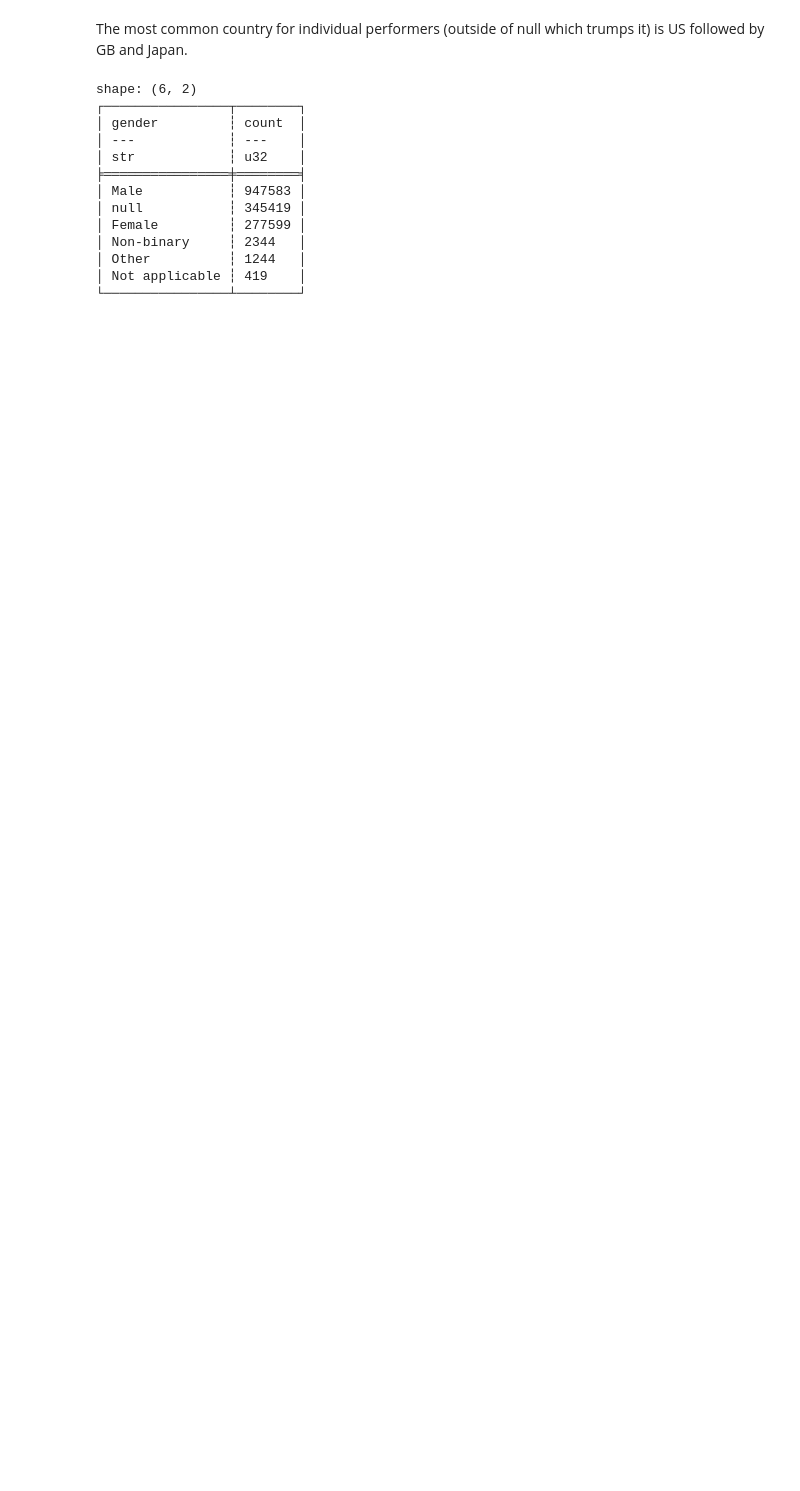
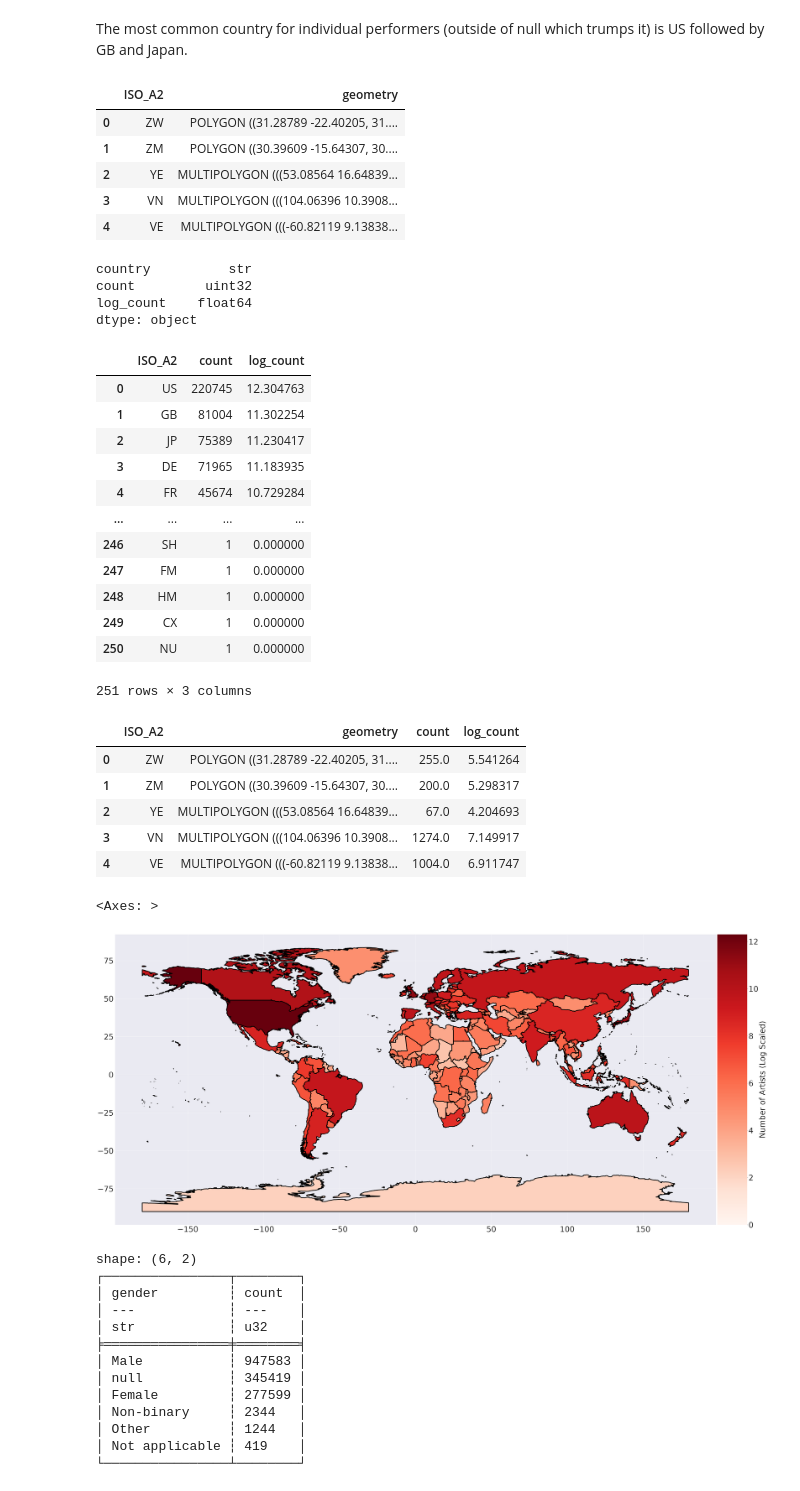
Before and after one commit to malik-files/MScDiss_IGASTNBK_, a Jupyter notebook: Main Code/inspecting_analysing_artist_MB_data.ipynb, the cells around one changed output. Saved outputs shown, nothing was run; the diff lists cells and outputs as text; code cells hidden in the pictures; blank space fills up the shorter version.

```diff
--- a/Main Code/inspecting_analysing_artist_MB_data.ipynb
+++ b/Main Code/inspecting_analysing_artist_MB_data.ipynb
@@ -82,6 +85,67 @@ shape: (252, 2)
 └─────────┴────────┘
 # %% [markdown]
 The most common country for individual performers (outside of null which trumps it) is US followed by GB and Japan.
+# %%
+#Create a heatmap for the countries of artists on MusicbRAINZ
+
+worldMap = gpd.read_file("./mapData/ne_50m_admin_0_countries/ne_50m_admin_0_countries.shp")
+
+worldMap = worldMap[['ISO_A2','geometry']]
+display(worldMap.head())
+countryCountPandas = countryCount.drop_nulls().to_pandas()
+countryCountPandas["log_count"] = np.log(countryCountPandas["count"])
+print(countryCountPandas.dtypes)
+countryCountPandas = countryCountPandas.rename(columns={"country":"ISO_A2"})
+display(countryCountPandas)
+preppedCountryData = worldMap.merge(countryCountPandas, on='ISO_A2', how='left')
+display(preppedCountryData.head())
+
+plt.rc('font', size=40)
+fig, axMap = plt.subplots(figsize=(60,60))
+
+divider = make_axes_locatable(axMap)
+cax = divider.append_axes("right", size="5%", pad=0.05)
+cax.tick_params(labelsize=40)
+preppedCountryData.plot(column="log_count",
+                        cmap="Reds",
+                        edgecolor="black",
+                        linewidth=4,
+                        ax = axMap,
+                        cax = cax,
+                        legend=True,
+                        legend_kwds={"label":"Number of Artists (Log Scaled)"},)
+# %% [output]
+|  | ISO_A2 | geometry |
+| 0 | ZW | POLYGON ((31.28789 -22.40205, 31.... |
+| 1 | ZM | POLYGON ((30.39609 -15.64307, 30.... |
+| 2 | YE | MULTIPOLYGON (((53.08564 16.64839... |
+| 3 | VN | MULTIPOLYGON (((104.06396 10.3908... |
+| 4 | VE | MULTIPOLYGON (((-60.82119 9.13838... |
+country          str
+count         uint32
+log_count    float64
+dtype: object
+|  | ISO_A2 | count | log_count |
+| 0 | US | 220745 | 12.304763 |
+| 1 | GB | 81004 | 11.302254 |
+| 2 | JP | 75389 | 11.230417 |
+| 3 | DE | 71965 | 11.183935 |
+| 4 | FR | 45674 | 10.729284 |
+| ... | ... | ... | ... |
+| 246 | SH | 1 | 0.000000 |
+| 247 | FM | 1 | 0.000000 |
+| 248 | HM | 1 | 0.000000 |
+| 249 | CX | 1 | 0.000000 |
+| 250 | NU | 1 | 0.000000 |
+251 rows × 3 columns
+|  | ISO_A2 | geometry | count | log_count |
+| 0 | ZW | POLYGON ((31.28789 -22.40205, 31.... | 255.0 | 5.541264 |
+| 1 | ZM | POLYGON ((30.39609 -15.64307, 30.... | 200.0 | 5.298317 |
+| 2 | YE | MULTIPOLYGON (((53.08564 16.64839... | 67.0 | 4.204693 |
+| 3 | VN | MULTIPOLYGON (((104.06396 10.3908... | 1274.0 | 7.149917 |
+| 4 | VE | MULTIPOLYGON (((-60.82119 9.13838... | 1004.0 | 6.911747 |
+<Axes: >
+[figure, added]
 # %%
 #What is the gender split like for the entities
 genderCount = artistDF.select(pl.col("gender").value_counts(sort=True)).unnest("gender")
```
Also changed, not shown: parts of 2 cells of this notebook, 10 other files.
